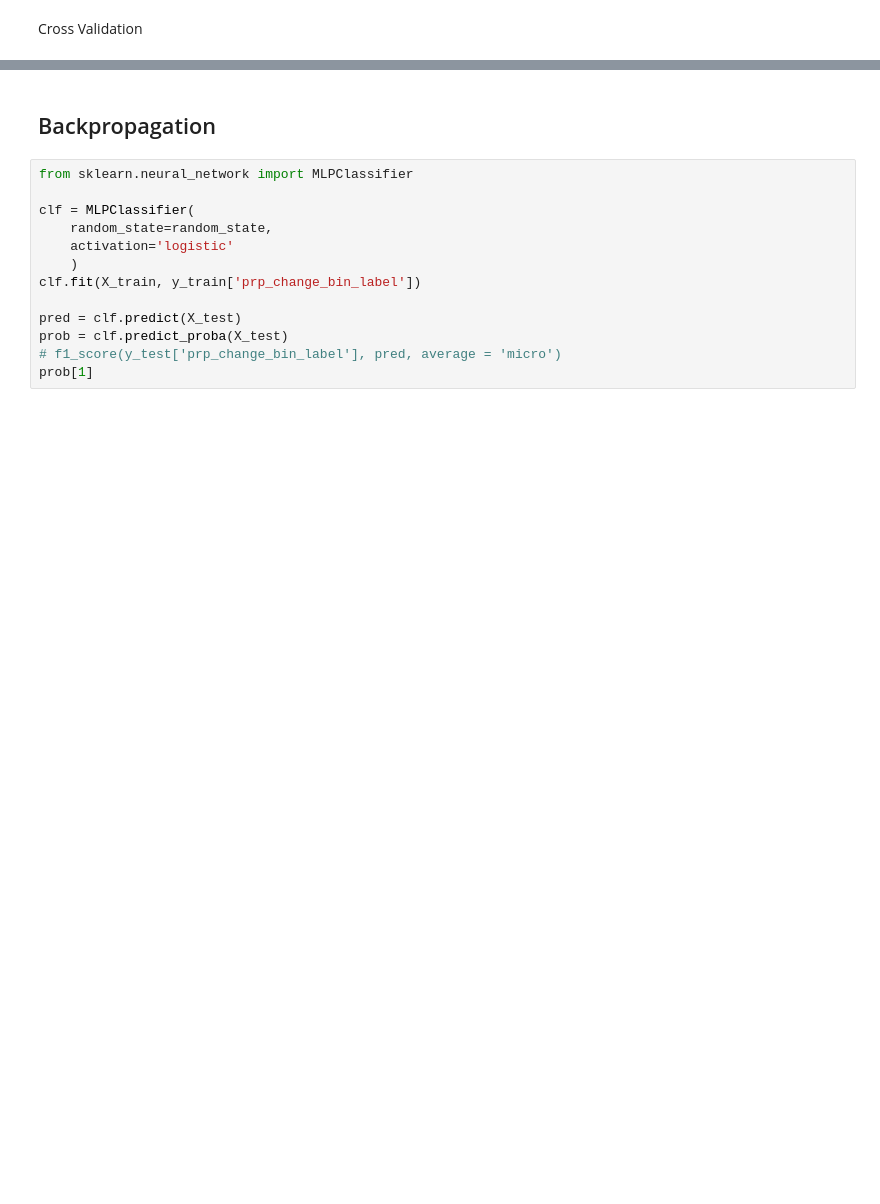
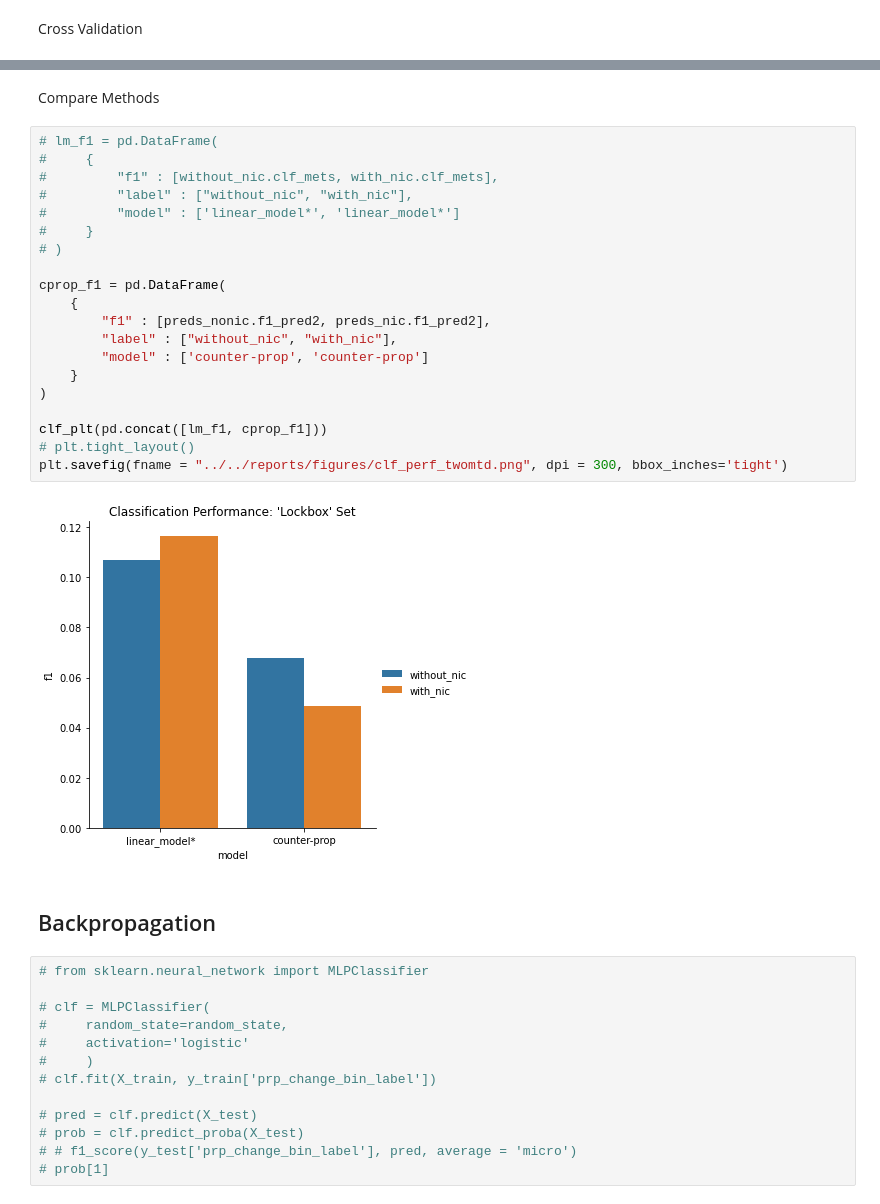
Before and after one commit to ajbarrows/tcors_ub, a Jupyter notebook: src/notebooks/tcors_analysis.ipynb, the cells around one changed output, grey strips where cells are left out. Saved outputs shown, nothing was run; the diff lists cells and outputs as text; blank space fills up the shorter version.

```diff
--- a/src/notebooks/tcors_analysis.ipynb
+++ b/src/notebooks/tcors_analysis.ipynb
@@ -274,16 +463,40 @@ X_train
+# %% [markdown]
+Compare Methods
+# %%
+# lm_f1 = pd.DataFrame(
+#     {
+#         "f1" : [without_nic.clf_mets, with_nic.clf_mets],
+#         "label" : ["without_nic", "with_nic"],
+#         "model" : ['linear_model*', 'linear_model*']
+#     }
+# )
+
+cprop_f1 = pd.DataFrame(
+    {
+        "f1" : [preds_nonic.f1_pred2, preds_nic.f1_pred2],
+        "label" : ["without_nic", "with_nic"],
+        "model" : ['counter-prop', 'counter-prop']
+    }
+)
+
+clf_plt(pd.concat([lm_f1, cprop_f1]))
+# plt.tight_layout()
+plt.savefig(fname = "../../reports/figures/clf_perf_twomtd.png", dpi = 300, bbox_inches='tight')
+# %% [output]
+[figure, added]
 # %% [markdown]
 ## Backpropagation
 # %%
-from sklearn.neural_network import MLPClassifier
+# from sklearn.neural_network import MLPClassifier
 
-clf = MLPClassifier(
-    random_state=random_state,
-    activation='logistic'
-    )
-clf.fit(X_train, y_train['prp_change_bin_label'])
+# clf = MLPClassifier(
+#     random_state=random_state,
+#     activation='logistic'
+#     )
+# clf.fit(X_train, y_train['prp_change_bin_label'])
 
-pred = clf.predict(X_test)
-prob = clf.predict_proba(X_test)
-# f1_score(y_test['prp_change_bin_label'], pred, average = 'micro')
-prob[1]
+# pred = clf.predict(X_test)
+# prob = clf.predict_proba(X_test)
+# # f1_score(y_test['prp_change_bin_label'], pred, average = 'micro')
+# prob[1]
 # %%
```
Also changed, not shown: parts of 36 cells of this notebook, 11 other files.
